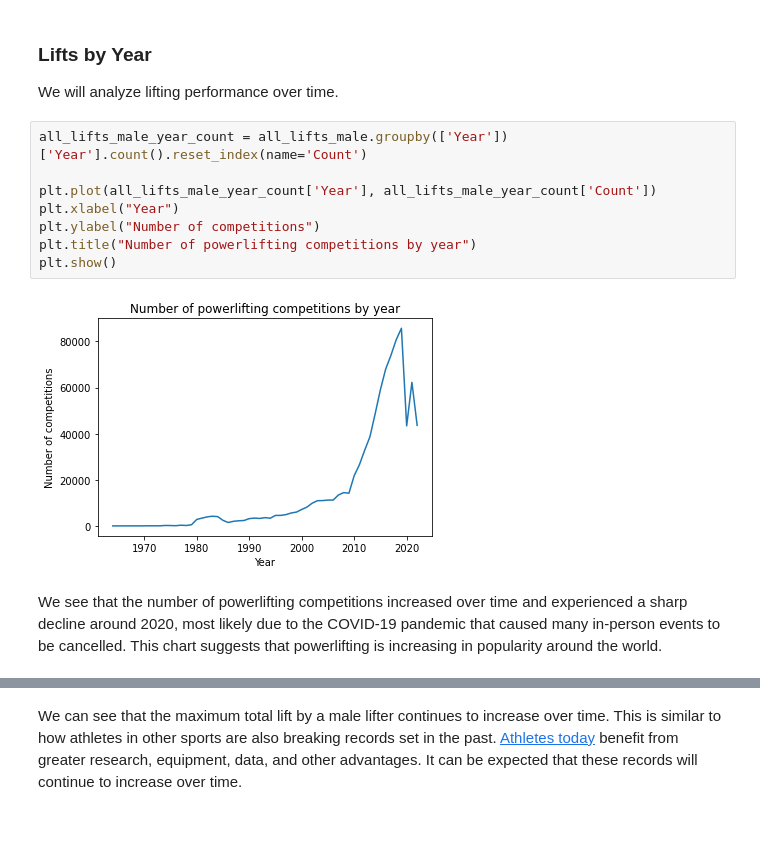
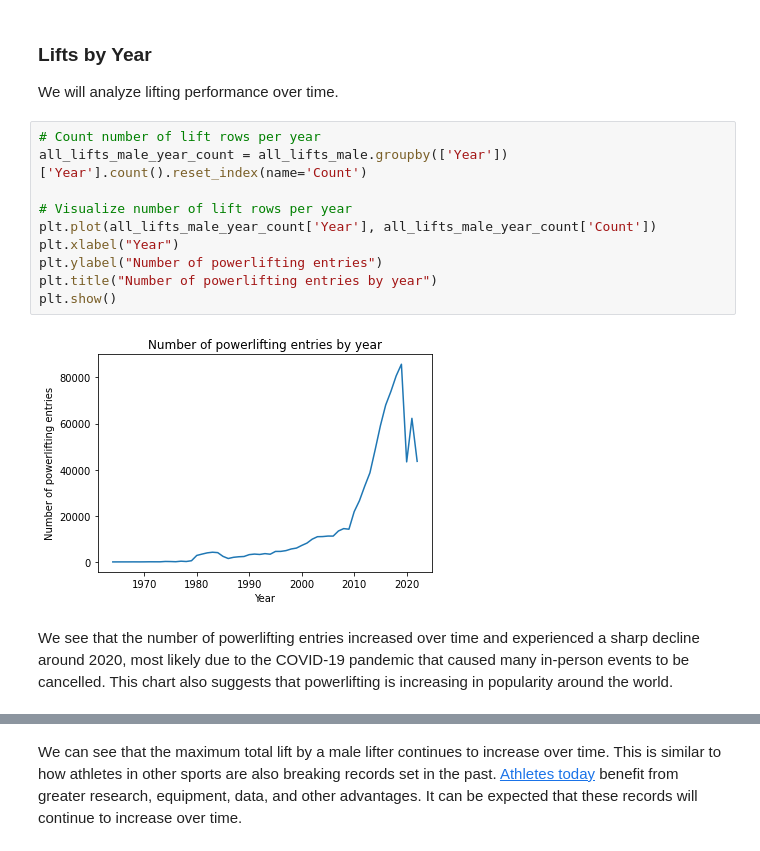
Before and after one commit to kim-jason/PowerliftingDataset, a Jupyter notebook: Powerlifting_Data_Science_Project.ipynb, the cells around one changed output, grey strips where cells are left out. Drawn from its saved outputs; the diff is of its cells as text.

```diff
--- a/Powerlifting_Data_Science_Project.ipynb
+++ b/Powerlifting_Data_Science_Project.ipynb
@@ -2505,15 +2553,17 @@ Similarly for females, we can see that for all the weight categories, the raw an
 
 We will analyze lifting performance over time.
 # %%
+# Count number of lift rows per year
 all_lifts_male_year_count = all_lifts_male.groupby(['Year'])['Year'].count().reset_index(name='Count')
 
+# Visualize number of lift rows per year
 plt.plot(all_lifts_male_year_count['Year'], all_lifts_male_year_count['Count'])
 plt.xlabel("Year")
-plt.ylabel("Number of competitions")
-plt.title("Number of powerlifting competitions by year")
+plt.ylabel("Number of powerlifting entries")
+plt.title("Number of powerlifting entries by year")
 plt.show()
 # %% [output]
-[figure, old version]
+[figure, new version]
 # %% [markdown]
-We see that the number of powerlifting competitions increased over time and experienced a sharp decline around 2020, most likely due to the COVID-19 pandemic that caused many in-person events to be cancelled. This chart suggests that powerlifting is increasing in popularity around the world.
+We see that the number of powerlifting entries increased over time and experienced a sharp decline around 2020, most likely due to the COVID-19 pandemic that caused many in-person events to be cancelled. This chart also suggests that powerlifting is increasing in popularity around the world.
 # %%
```
Also changed, not shown: parts of 71 cells of this notebook.
